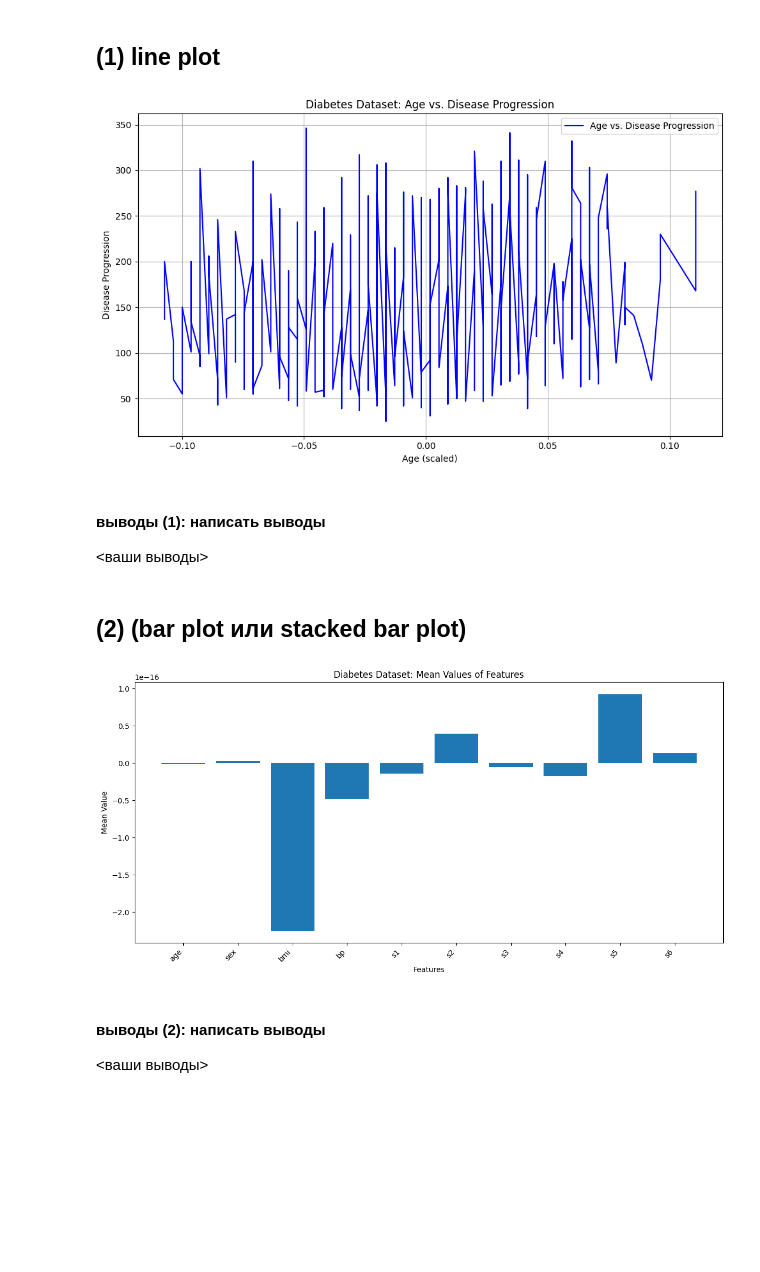
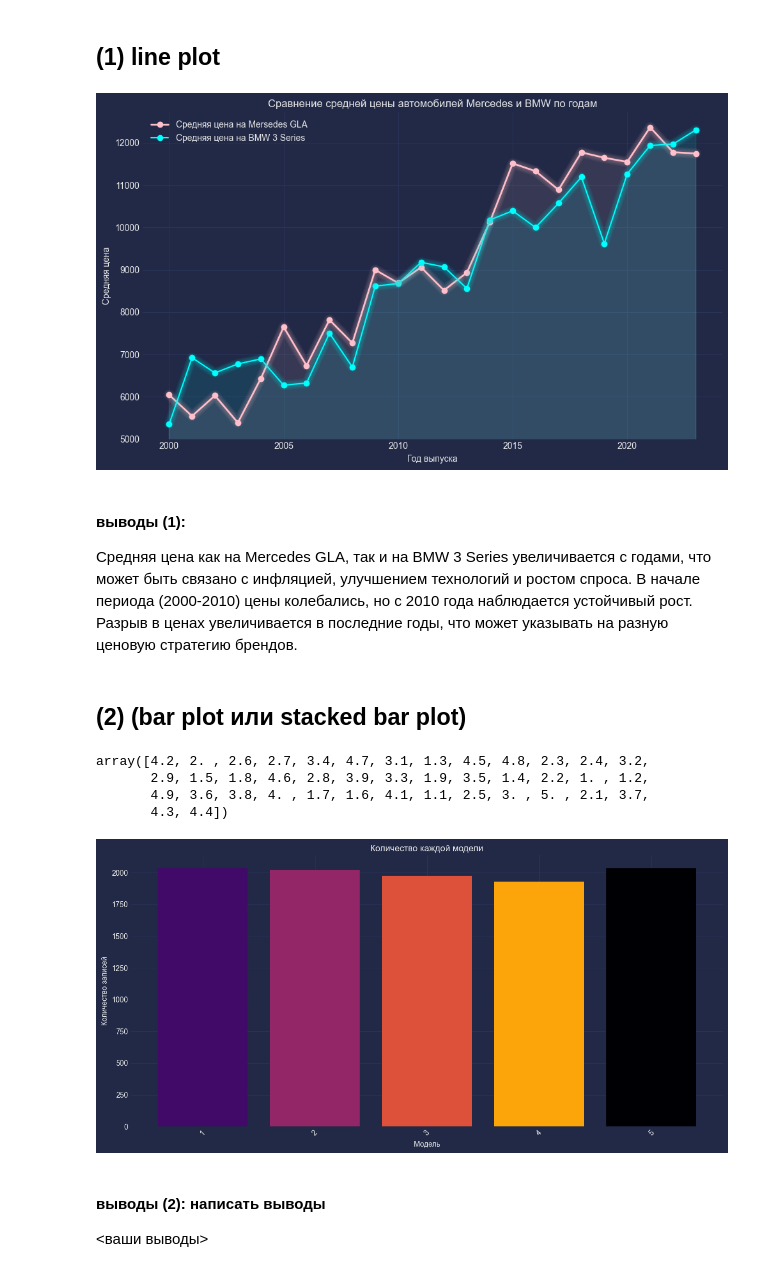
Before and after one commit to gal0chka/beautiful-EDA, a Jupyter notebook: notebook_homework.ipynb, the cells around one changed output. Drawn from its saved outputs; the diff is of its cells as text; code cells hidden in the pictures; blank space fills up the shorter version.

```diff
--- a/notebook_homework.ipynb
+++ b/notebook_homework.ipynb
@@ -33,7 +33,9 @@ import matplotlib.pyplot as plt
 import seaborn as sns
 import pandas as pd
 import numpy as np
-from sklearn.datasets import load_diabetes
 import seaborn as sns
+import mplcyberpunk
+
+plt.style.use("cyberpunk")
 # %%
 # подставьте ваше имя и фамилию в эту переменную как в примере, (например Максим_Шаланкин)
@@ -58,0 +48,3 @@ df['target'] = y
+# %%
+data = pd.read_csv(r"C:\beautiful EDA\car_price_dataset.csv")
+data.head()
@@ -59,21 +103,26 @@ df['target'] = y
 # %% [markdown]
 ## (1) line plot
 # %%
-# это плохой пример, его нужно удалить
-idxs = np.argsort((X[:, 0]))
-
+data_mersedes = data[(data["Brand"] == "Mercedes") & (data["Model"] == "GLA")]
+data_bmw = data[(data["Brand"] == "BMW") & (data["Model"] == "3 Series")]
+avg_price_mersedes_by_year = data_mersedes.groupby("Year")["Price"].mean().reset_index()
+avg_price_bmw_by_year = data_bmw.groupby("Year")["Price"].mean().reset_index()
+avg_price_mersedes_by_year = avg_price_mersedes_by_year.sort_values('Year')
+avg_price_bmw_by_year = avg_price_bmw_by_year.sort_values('Year')
 plt.figure(figsize=(10, 6))
-plt.plot(X[:, 0][idxs], y[idxs], 'b-', label='Age vs. Disease Progression')
-plt.xlabel('Age (scaled)')
-plt.ylabel('Disease Progression')
-plt.title('Diabetes Dataset: Age vs. Disease Progression')
+plt.plot(avg_price_mersedes_by_year['Year'], avg_price_mersedes_by_year['Price'], marker='o', linestyle='-', color='pink', linewidth=2, label='Средняя цена на Mersedes GLA')
+plt.plot(avg_price_bmw_by_year['Year'], avg_price_bmw_by_year['Price'], marker='o', linestyle='-', color='cyan', label='Средняя цена на BMW 3 Series')
+plt.xlabel('Год выпуска')
+plt.ylabel('Средняя цена')
+plt.title('Сравнение средней цены автомобилей Mercedes и BMW по годам')
 plt.legend()
 plt.grid(True)
+mplcyberpunk.add_glow_effects()
 plt.tight_layout()
+plt.show()
 
-# этот код сохраняет картинку для отправки ДЗ
-plt.savefig(
-    os.path.join(path_to_save_images, f'{image_name_prefix}_image_1.png')
-)
+# plt.savefig(
+#     os.path.join(path_to_save_images, f'{image_name_prefix}_image_1.png')
+# )
 # %% [output]
-[figure, old version]
+[figure, new version]
@@ -82,28 +129,36 @@ plt.savefig(
 # %% [markdown]
-#### выводы (1): написать выводы
-<ваши выводы>
+#### выводы (1):
+Средняя цена как на Mercedes GLA, так и на BMW 3 Series увеличивается с годами, что может быть связано с инфляцией, улучшением технологий и ростом спроса. В начале периода (2000-2010) цены колебались, но с 2010 года наблюдается устойчивый рост. Разрыв в ценах увеличивается в последние годы, что может указывать на разную ценовую стратегию брендов.
 # %% [markdown]
 ## (2) (bar plot или stacked bar plot)
 # %%
-# ваш код
+data["Engine_Size"].unique()
+# %% [output]
+array([4.2, 2. , 2.6, 2.7, 3.4, 4.7, 3.1, 1.3, 4.5, 4.8, 2.3, 2.4, 3.2,
+       2.9, 1.5, 1.8, 4.6, 2.8, 3.9, 3.3, 1.9, 3.5, 1.4, 2.2, 1. , 1.2,
+       4.9, 3.6, 3.8, 4. , 1.7, 1.6, 4.1, 1.1, 2.5, 3. , 5. , 2.1, 3.7,
+       4.3, 4.4])
 # %%
-# это плохой пример, его нужно удалить
-mean_values = np.mean(X, axis=0)
+model_counts = data["Owner_Count"].value_counts()
+categories = model_counts.index.tolist()
+values = model_counts.values
+cmap = plt.get_cmap('inferno')
+norm = plt.Normalize(0, len(categories))
+colors = [cmap(norm(i)) for i in range(len(categories))]
+plt.figure(figsize=(12, 6))
+bars = plt.bar(categories, values, color=colors, zorder=2)
+plt.title('Количество каждой модели')
+plt.xlabel('Модель')
+plt.ylabel('Количество записей')
+plt.xticks(rotation=45)
+plt.tight_layout()
+plt.show()
 
-plt.figure(figsize=(12, 6))
-plt.bar(feature_names, mean_values)
-plt.xlabel('Features')
-plt.ylabel('Mean Value')
-plt.title('Diabetes Dataset: Mean Values of Features')
-plt.xticks(rotation=45, ha='right')
-plt.tight_layout()
-
-# этот код сохраняет картинку для отправки ДЗ
-plt.savefig(
-    os.path.join(path_to_save_images, f'{image_name_prefix}_image_2.png')
-)
+# plt.savefig(
+#     os.path.join(path_to_save_images, f'{image_name_prefix}_image_2.png')
+# )
 # %% [output]
-[figure, old version]
+[figure, new version]
 # %% [markdown]
 #### выводы (2): написать выводы
 <ваши выводы>
```
Also changed, not shown: parts of 14 cells of this notebook.
